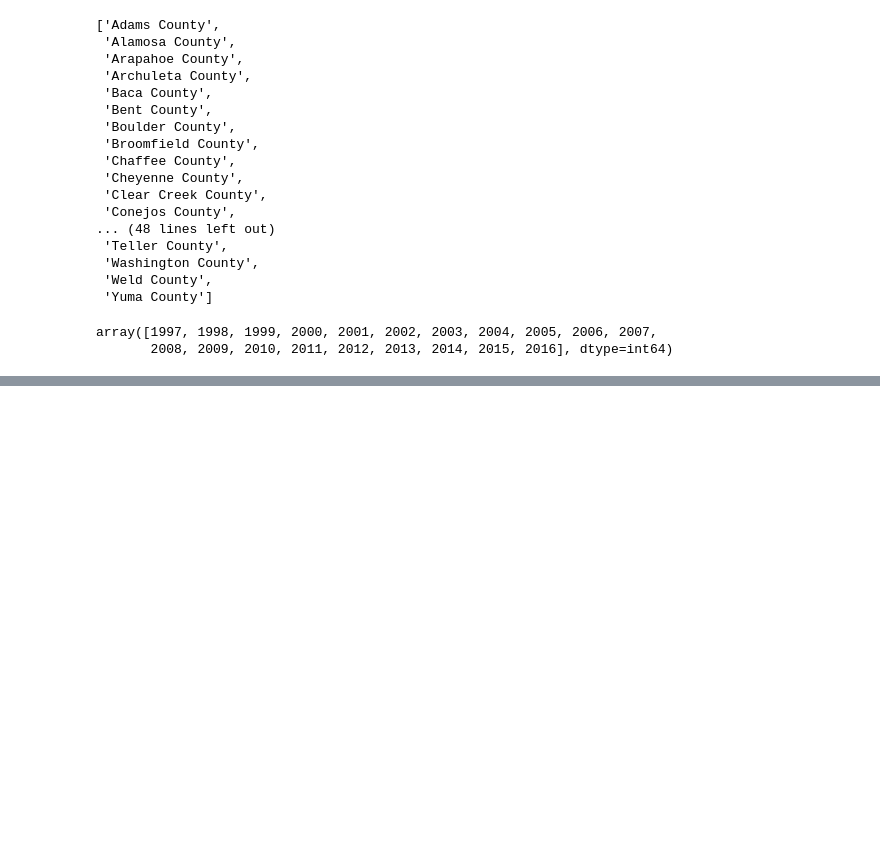
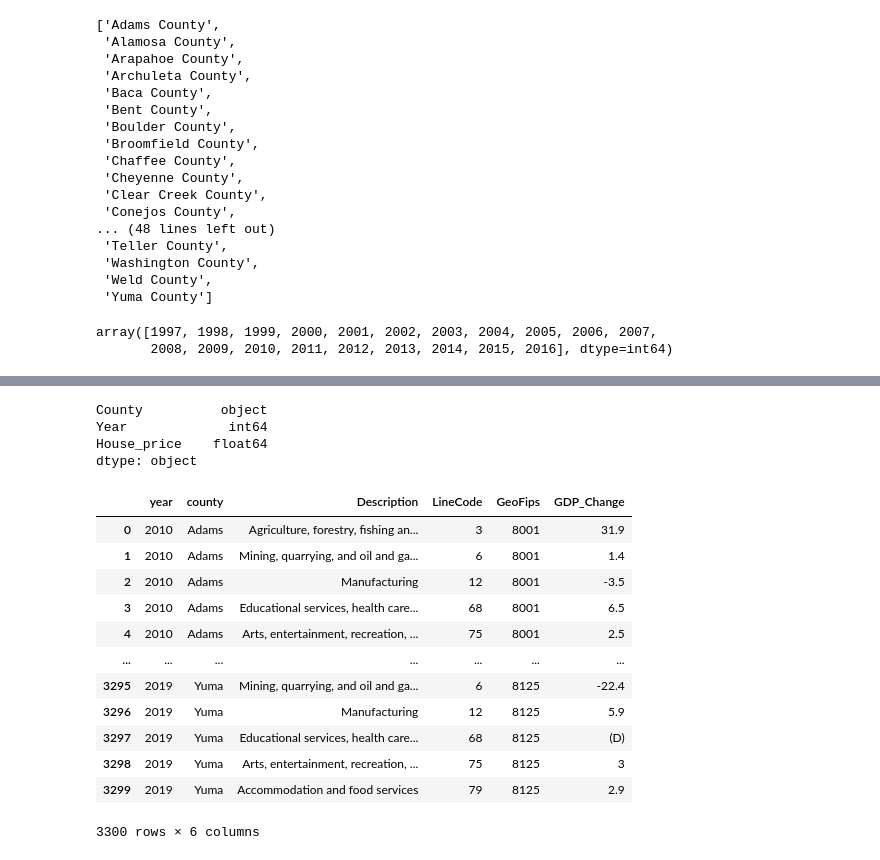
Before and after one commit to phanafin/I-m-all-out-of-bubble-gum, a Jupyter notebook: Data_processing.ipynb, the cells around one changed output, grey strips where cells are left out. Cells and saved outputs as stored; diff of their text form; code cells hidden in the pictures; blank space fills up the shorter version.

```diff
--- a/Data_processing.ipynb
+++ b/Data_processing.ipynb
@@ -89,0 +117,25 @@ with open("Resources/house_price.csv", "w", newline="") as house_data:
+# %%
+house_df.dtypes
+# %% [output]
+County          object
+Year             int64
+House_price    float64
+dtype: object
+# %%
+econ_df
+# convert county data type into string
+# convert GDP_Change into numeric
+# %% [output]
+|  | year | county | Description | LineCode | GeoFips | GDP_Change |
+| 0 | 2010 | Adams | Agriculture, forestry, fishing an... | 3 | 8001 | 31.9 |
+| 1 | 2010 | Adams | Mining, quarrying, and oil and ga... | 6 | 8001 | 1.4 |
+| 2 | 2010 | Adams | Manufacturing | 12 | 8001 | -3.5 |
+| 3 | 2010 | Adams | Educational services, health care... | 68 | 8001 | 6.5 |
+| 4 | 2010 | Adams | Arts, entertainment, recreation, ... | 75 | 8001 | 2.5 |
+| ... | ... | ... | ... | ... | ... | ... |
+| 3295 | 2019 | Yuma | Mining, quarrying, and oil and ga... | 6 | 8125 | -22.4 |
+| 3296 | 2019 | Yuma | Manufacturing | 12 | 8125 | 5.9 |
+| 3297 | 2019 | Yuma | Educational services, health care... | 68 | 8125 | (D) |
+| 3298 | 2019 | Yuma | Arts, entertainment, recreation, ... | 75 | 8125 | 3 |
+| 3299 | 2019 | Yuma | Accommodation and food services | 79 | 8125 | 2.9 |
+3300 rows × 6 columns
```
Also changed, not shown: parts of 16 cells of this notebook.
